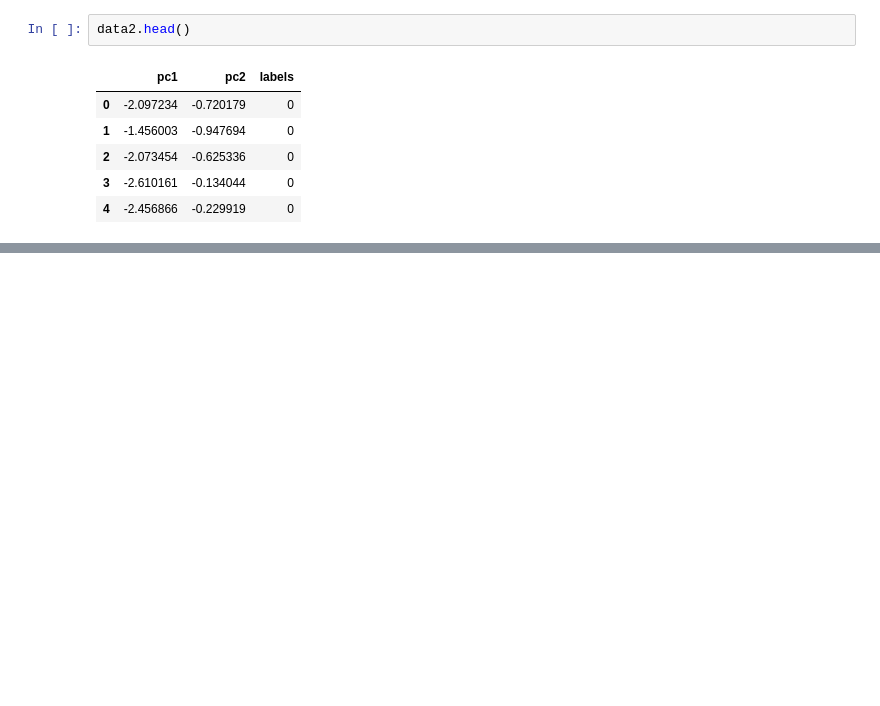
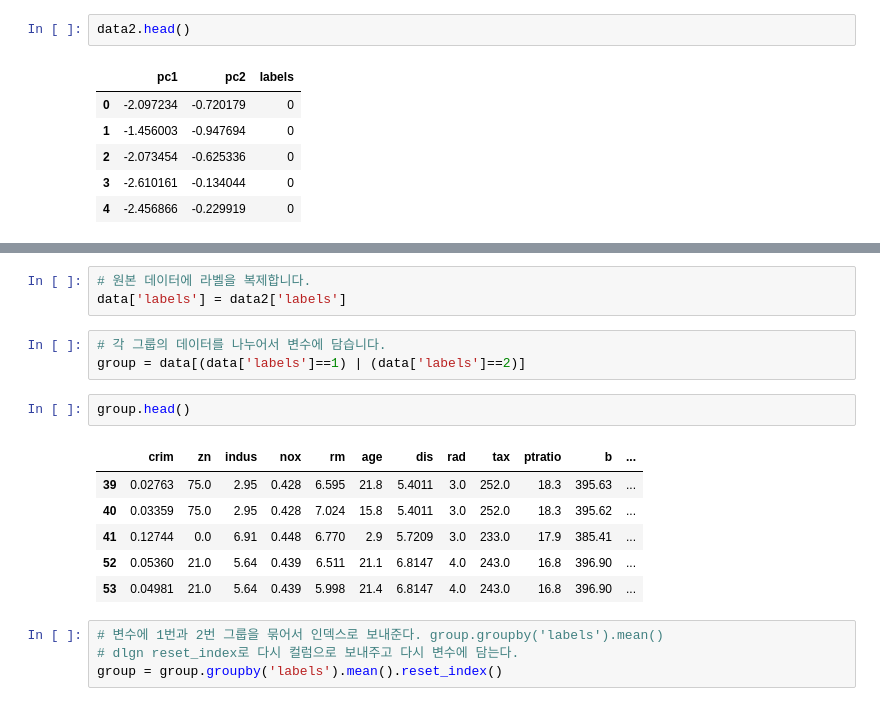
Before and after one commit to Jeong-Bin/Data-Analysis, a Jupyter notebook: 19_군집화(클러스터링) with K_means.ipynb, the cells around one changed output, grey strips where cells are left out. Cells and saved outputs as stored; diff of their text form; blank space fills up the shorter version.

```diff
--- a/19_군집화(클러스터링) with K_means.ipynb
+++ b/19_군집화(클러스터링) with K_means.ipynb
@@ -140,0 +183,19 @@ sns.scatterplot(data = data2, x = 'pc1', y = 'pc2', hue = 'labels')
+# %%
+# 원본 데이터에 라벨을 복제합니다.
+data['labels'] = data2['labels']
+# %%
+# 각 그룹의 데이터를 나누어서 변수에 담습니다.
+group = data[(data['labels']==1) | (data['labels']==2)]
+# %%
+group.head()
+# %% [output]
+|  | crim | zn | indus | nox | rm | age | dis | rad | tax | ptratio | b | ... |
+| 39 | 0.02763 | 75.0 | 2.95 | 0.428 | 6.595 | 21.8 | 5.4011 | 3.0 | 252.0 | 18.3 | 395.63 | ... |
+| 40 | 0.03359 | 75.0 | 2.95 | 0.428 | 7.024 | 15.8 | 5.4011 | 3.0 | 252.0 | 18.3 | 395.62 | ... |
+| 41 | 0.12744 | 0.0 | 6.91 | 0.448 | 6.770 | 2.9 | 5.7209 | 3.0 | 233.0 | 17.9 | 385.41 | ... |
+| 52 | 0.05360 | 21.0 | 5.64 | 0.439 | 6.511 | 21.1 | 6.8147 | 4.0 | 243.0 | 16.8 | 396.90 | ... |
+| 53 | 0.04981 | 21.0 | 5.64 | 0.439 | 5.998 | 21.4 | 6.8147 | 4.0 | 243.0 | 16.8 | 396.90 | ... |
+# %%
+# 변수에 1번과 2번 그룹을 묶어서 인덱스로 보내준다. group.groupby('labels').mean()
+# dlgn reset_index로 다시 컬럼으로 보내주고 다시 변수에 담는다.
+group = group.groupby('labels').mean().reset_index()
```
Also changed, not shown: parts of 15 cells of this notebook.
